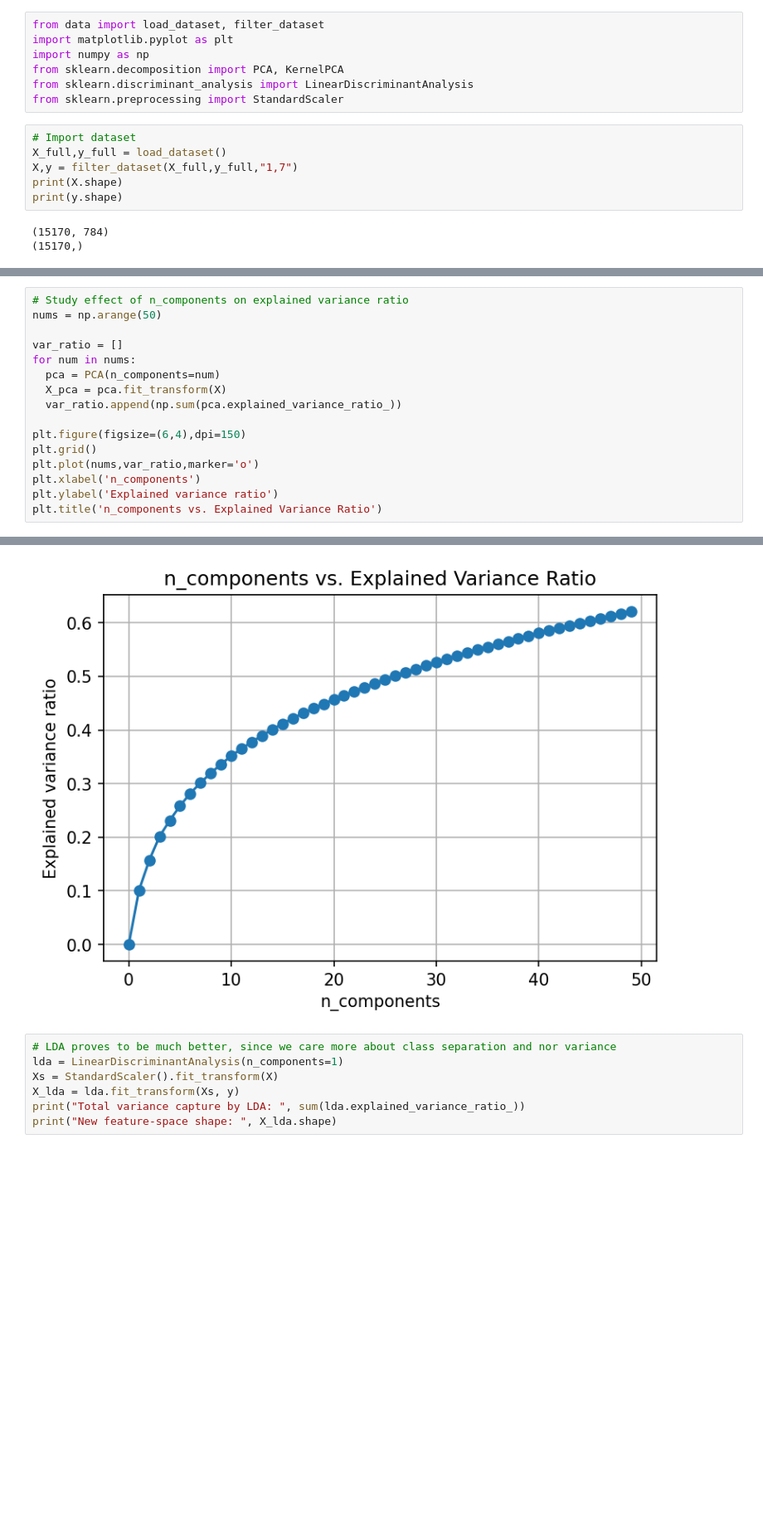
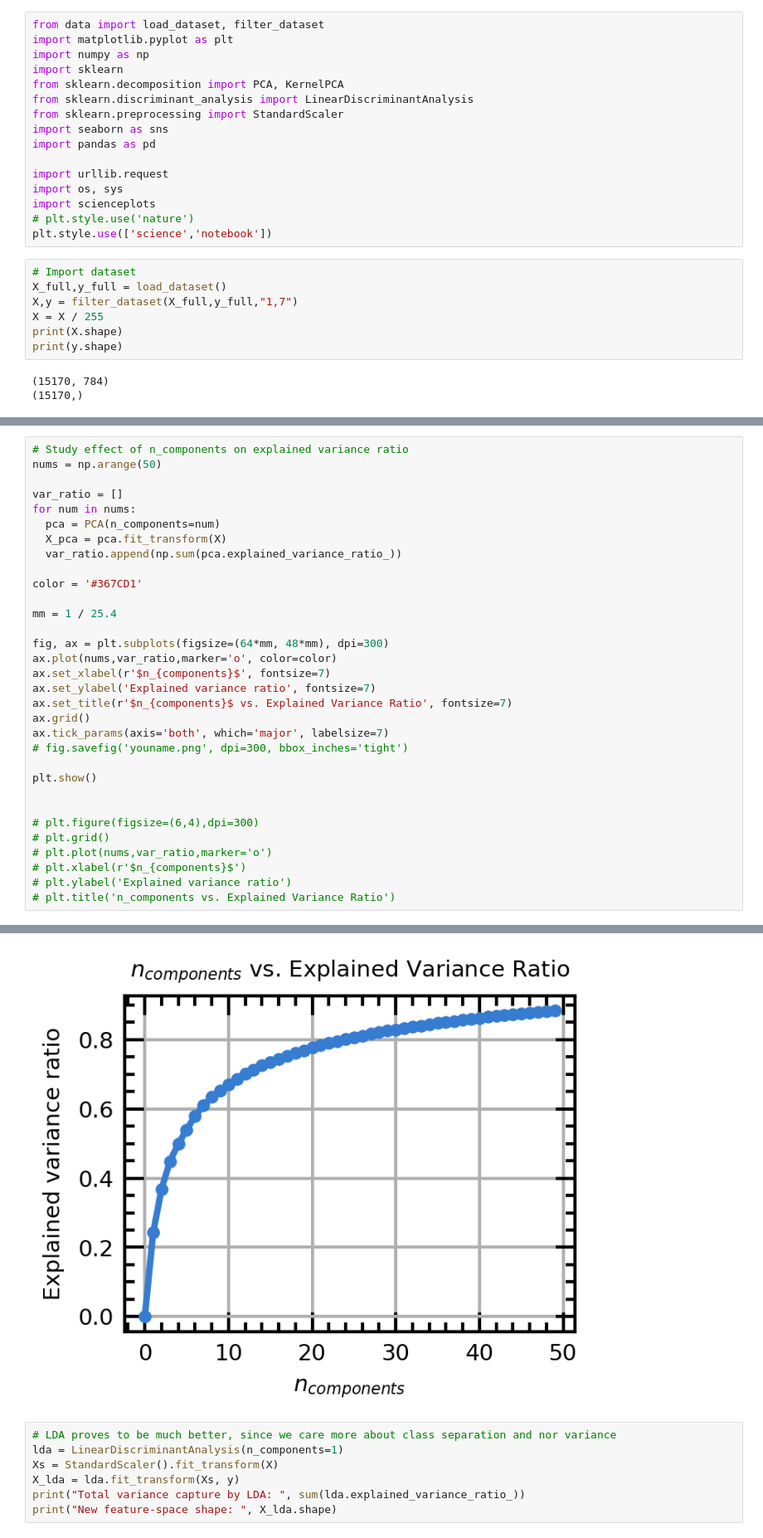
Before and after one commit to amapy-00/miniproject_2_02463, a Jupyter notebook: main.ipynb, the cells around one changed output, grey strips where cells are left out. Shown at 83% size. Drawn from its saved outputs; the diff is of its cells as text; blank space fills up the shorter version.

```diff
--- a/main.ipynb
+++ b/main.ipynb
@@ -4,13 +4,23 @@
 from data import load_dataset, filter_dataset
 import matplotlib.pyplot as plt
 import numpy as np
+import sklearn
 from sklearn.decomposition import PCA, KernelPCA
 from sklearn.discriminant_analysis import LinearDiscriminantAnalysis
 from sklearn.preprocessing import StandardScaler
+import seaborn as sns
+import pandas as pd
+
+import urllib.request
+import os, sys
+import scienceplots
+# plt.style.use('nature')
+plt.style.use(['science','notebook'])
 # %%
 # Import dataset
 X_full,y_full = load_dataset()
 X,y = filter_dataset(X_full,y_full,"1,7")
+X = X / 255
 print(X.shape)
 print(y.shape)
 # %% [output]
@@ -43,10 +57,26 @@ for num in nums:
   X_pca = pca.fit_transform(X)
   var_ratio.append(np.sum(pca.explained_variance_ratio_))
 
-plt.figure(figsize=(6,4),dpi=150)
-plt.grid()
-plt.plot(nums,var_ratio,marker='o')
-plt.xlabel('n_components')
-plt.ylabel('Explained variance ratio')
-plt.title('n_components vs. Explained Variance Ratio')
+color = '#367CD1'
+
+mm = 1 / 25.4
+
+fig, ax = plt.subplots(figsize=(64*mm, 48*mm), dpi=300)
+ax.plot(nums,var_ratio,marker='o', color=color)
+ax.set_xlabel(r'$n_{components}$', fontsize=7)
+ax.set_ylabel('Explained variance ratio', fontsize=7)
+ax.set_title(r'$n_{components}$ vs. Explained Variance Ratio', fontsize=7)
+ax.grid()
+ax.tick_params(axis='both', which='major', labelsize=7)
+# fig.savefig('youname.png', dpi=300, bbox_inches='tight')
+
+plt.show()
+
+
+# plt.figure(figsize=(6,4),dpi=300)
+# plt.grid()
+# plt.plot(nums,var_ratio,marker='o')
+# plt.xlabel(r'$n_{components}$')
+# plt.ylabel('Explained variance ratio')
+# plt.title('n_components vs. Explained Variance Ratio')
 # %% [output]
@@ -54,4 +83,4 @@ Text(0.5, 1.0, 'n_components vs. Explained Variance Ratio')
-[figure, old version]
+[figure, new version]
 # %%
 # LDA proves to be much better, since we care more about class separation and nor variance
 lda = LinearDiscriminantAnalysis(n_components=1)
```
Also changed, not shown: parts of 11 cells of this notebook.
